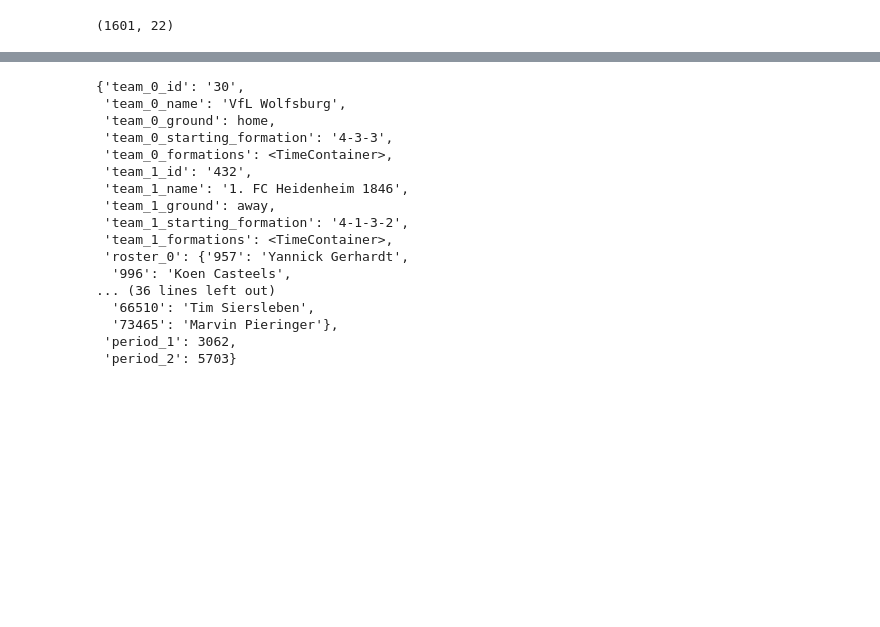
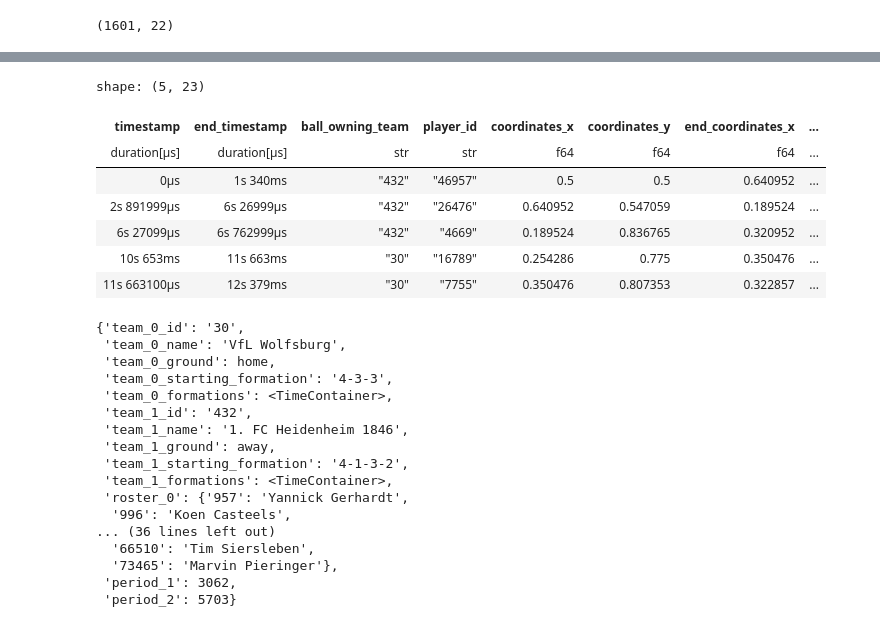
Before and after one commit to CodeMateo15/BiggsMarino_Hackathon2026, a Jupyter notebook: Soccer_Lineup.ipynb, the cells around one changed output, grey strips where cells are left out. Saved outputs shown, nothing was run; the diff lists cells and outputs as text; code cells hidden in the pictures; blank space fills up the shorter version.

```diff
--- a/Soccer_Lineup.ipynb
+++ b/Soccer_Lineup.ipynb
@@ -345,0 +438,11 @@ shape: (20, 22)
+# %%
+pass_events_df.head()
+# %% [output]
+shape: (5, 23)
+| timestamp | end_timestamp | ball_owning_team | player_id | coordinates_x | coordinates_y | end_coordinates_x | ... |
+| duration[μs] | duration[μs] | str | str | f64 | f64 | f64 | ... |
+| 0µs | 1s 340ms | "432" | "46957" | 0.5 | 0.5 | 0.640952 | ... |
+| 2s 891999µs | 6s 26999µs | "432" | "26476" | 0.640952 | 0.547059 | 0.189524 | ... |
+| 6s 27099µs | 6s 762999µs | "432" | "4669" | 0.189524 | 0.836765 | 0.320952 | ... |
+| 10s 653ms | 11s 663ms | "30" | "16789" | 0.254286 | 0.775 | 0.350476 | ... |
+| 11s 663100µs | 12s 379ms | "30" | "7755" | 0.350476 | 0.807353 | 0.322857 | ... |
```
Also changed, not shown: parts of 3 cells of this notebook.
